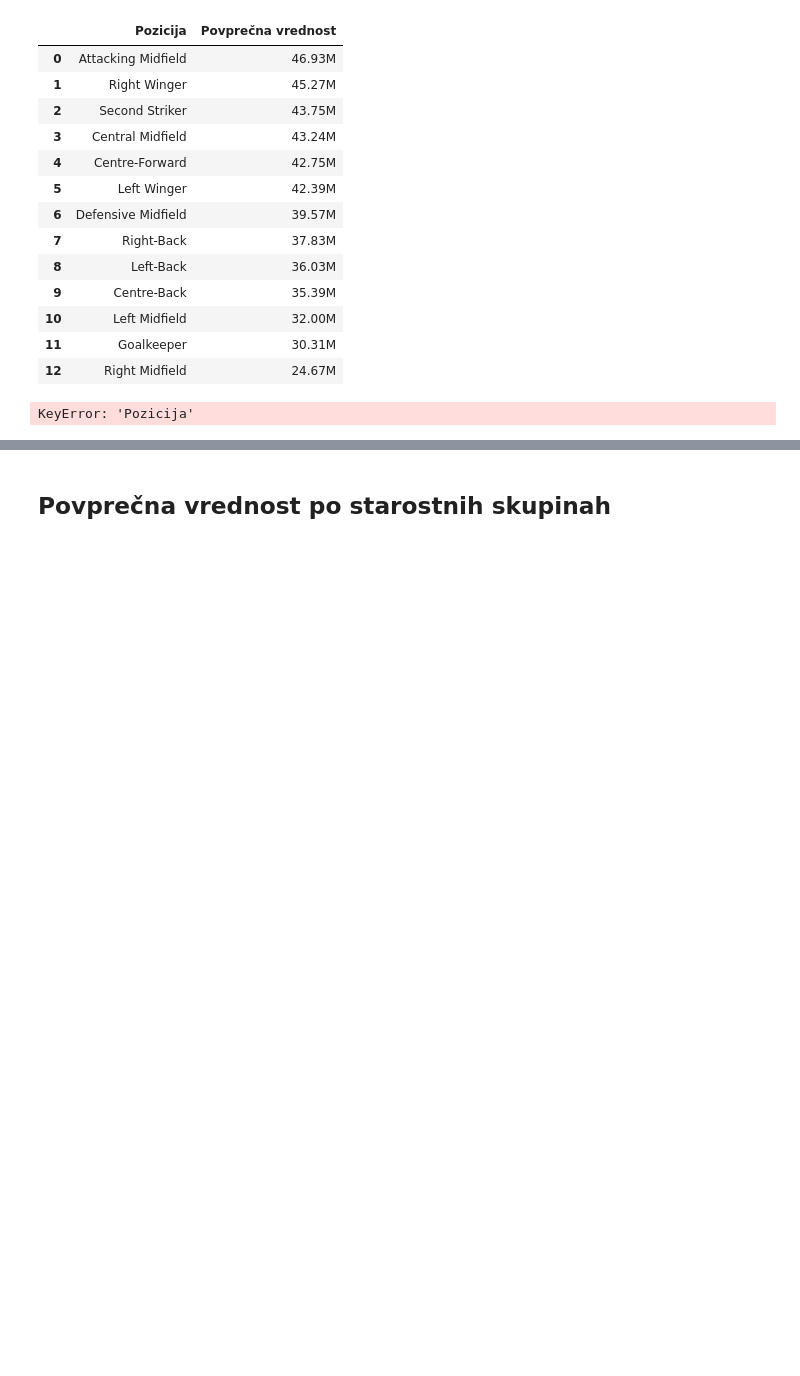
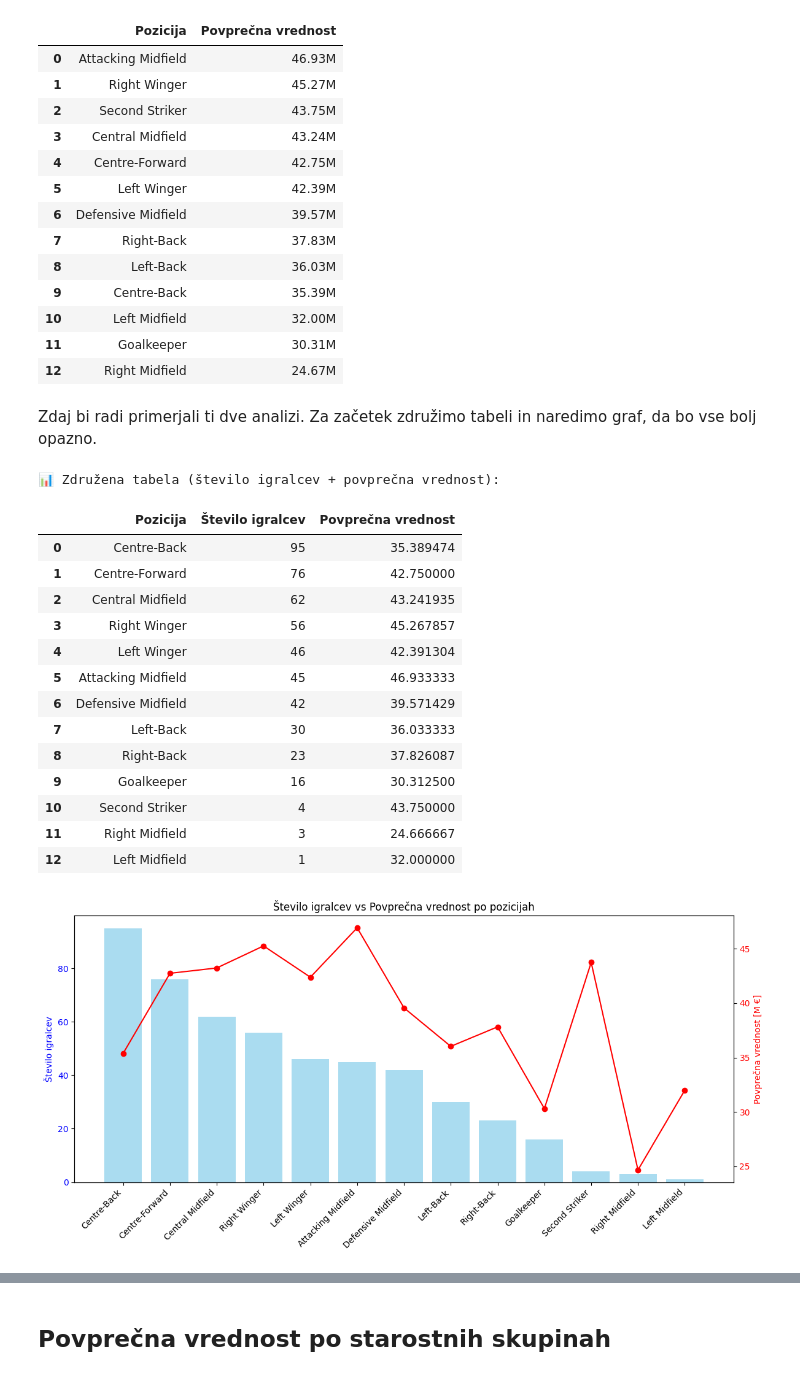
Before and after one commit to RiccardoLucerna/UVP-projektna, a Jupyter notebook: analiza_podatkov.ipynb, the cells around one changed output, grey strips where cells are left out. Cells and saved outputs as stored; diff of their text form; code cells hidden in the pictures; blank space fills up the shorter version.

```diff
--- a/analiza_podatkov.ipynb
+++ b/analiza_podatkov.ipynb
@@ -101,9 +107,56 @@ povprecje_pozicija
 | 10 | Left Midfield | 32.00M |
 | 11 | Goalkeeper | 30.31M |
 | 12 | Right Midfield | 24.67M |
+# %% [markdown]
+Zdaj bi radi primerjali ti dve analizi. Za začetek združimo tabeli in naredimo graf, da bo vse bolj opazno.
 # %%
-osnovni_podatki = osnovni_podatki.copy()
+povprecje_pozicija_num = (
+    osnovni_podatki
+    .groupby('pozicija')['stevilna_cena_eur']
+    .mean()
+    .reset_index()
+)
 
-pos_col = 'pozicija' if 'pozicija' in osnovni_podatki.col
+povprecje_pozicija_num.columns = ['Pozicija', 'Povprečna vrednost']
+povprecje_pozicija_num['Povprečna vrednost'] = povprecje_pozicija_num['Povprečna vrednost'] / 1_000_000
+
+primerjava = igralci_po_pozicijah.merge(povprecje_pozicija_num, on='Pozicija')
+
+primerjava['Povprečna vrednost'] = primerjava['Povprečna vrednost'].astype(float)
+
+print("\n📊 Združena tabela (število igralcev + povprečna vrednost):")
+display(primerjava)
+
+fig, ax1 = plt.subplots(figsize=(12,6))
+
+ax1.bar(primerjava['Pozicija'], primerjava['Število igralcev'], color="skyblue", alpha=0.7, label="Število igralcev")
+ax1.set_ylabel("Število igralcev", color="blue")
+ax1.tick_params(axis="y", labelcolor="blue")
+
+plt.xticks(rotation=45, ha="right")
+
+ax2 = ax1.twinx()
+ax2.plot(primerjava['Pozicija'], primerjava['Povprečna vrednost'], color="red", marker="o", label="Povprečna vrednost [M €]")
+ax2.set_ylabel("Povprečna vrednost [M €]", color="red")
+ax2.tick_params(axis="y", labelcolor="red")
+
+plt.title("Število igralcev vs Povprečna vrednost po pozicijah")
+fig.tight_layout()
+plt.show()
 # %% [output]
-KeyError: 'Pozicija'
+📊 Združena tabela (število igralcev + povprečna vrednost):
+|  | Pozicija | Število igralcev | Povprečna vrednost |
+| 0 | Centre-Back | 95 | 35.389474 |
+| 1 | Centre-Forward | 76 | 42.750000 |
+| 2 | Central Midfield | 62 | 43.241935 |
+| 3 | Right Winger | 56 | 45.267857 |
+| 4 | Left Winger | 46 | 42.391304 |
+| 5 | Attacking Midfield | 45 | 46.933333 |
+| 6 | Defensive Midfield | 42 | 39.571429 |
+| 7 | Left-Back | 30 | 36.033333 |
+| 8 | Right-Back | 23 | 37.826087 |
+| 9 | Goalkeeper | 16 | 30.312500 |
+| 10 | Second Striker | 4 | 43.750000 |
+| 11 | Right Midfield | 3 | 24.666667 |
+| 12 | Left Midfield | 1 | 32.000000 |
+[figure, added]
```
Also changed, not shown: parts of 7 cells of this notebook.
